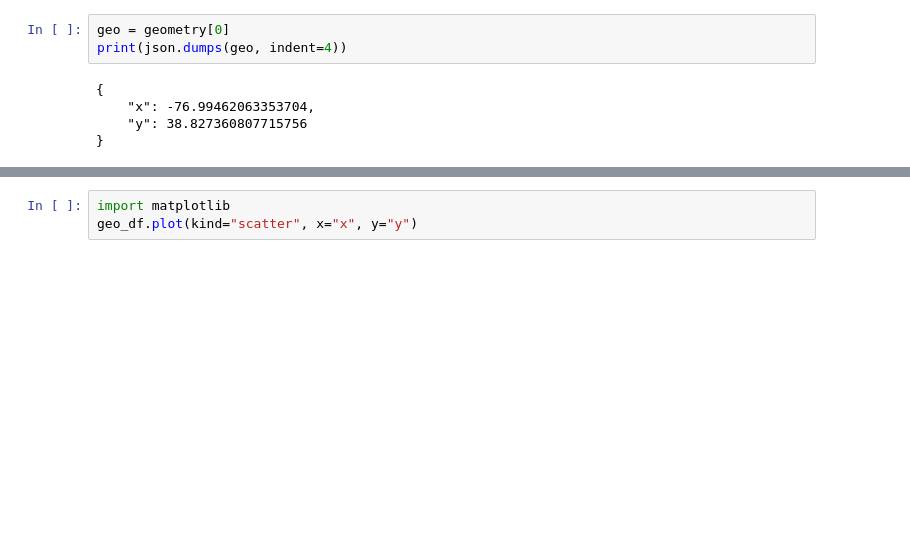
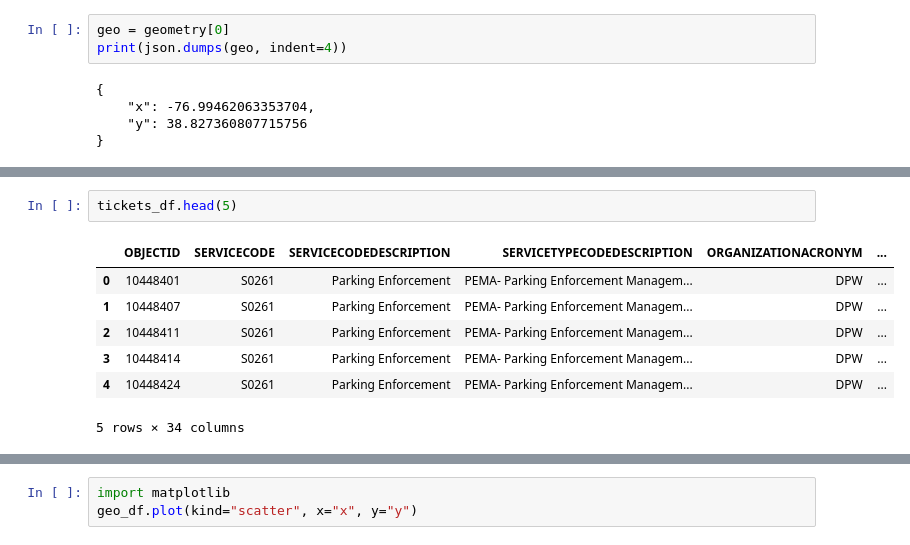
Before and after one commit to dylanbhughes/code_day_dc, a Jupyter notebook: get_data_and_plot.ipynb, the cells around one changed output, grey strips where cells are left out. Cells and saved outputs as stored; diff of their text form; blank space fills up the shorter version.

```diff
--- a/get_data_and_plot.ipynb
+++ b/get_data_and_plot.ipynb
@@ -70,2 +70,12 @@ tickets_df.describe()
+# %%
+tickets_df.head(5)
+# %% [output]
+|  | OBJECTID | SERVICECODE | SERVICECODEDESCRIPTION | SERVICETYPECODEDESCRIPTION | ORGANIZATIONACRONYM | ... |
+| 0 | 10448401 | S0261 | Parking Enforcement | PEMA- Parking Enforcement Managem... | DPW | ... |
+| 1 | 10448407 | S0261 | Parking Enforcement | PEMA- Parking Enforcement Managem... | DPW | ... |
+| 2 | 10448411 | S0261 | Parking Enforcement | PEMA- Parking Enforcement Managem... | DPW | ... |
+| 3 | 10448414 | S0261 | Parking Enforcement | PEMA- Parking Enforcement Managem... | DPW | ... |
+| 4 | 10448424 | S0261 | Parking Enforcement | PEMA- Parking Enforcement Managem... | DPW | ... |
+5 rows × 34 columns
 # %%
 geo_df = pd.DataFrame(geometry)
```
Also changed, not shown: parts of 5 cells of this notebook, 2 other files.
